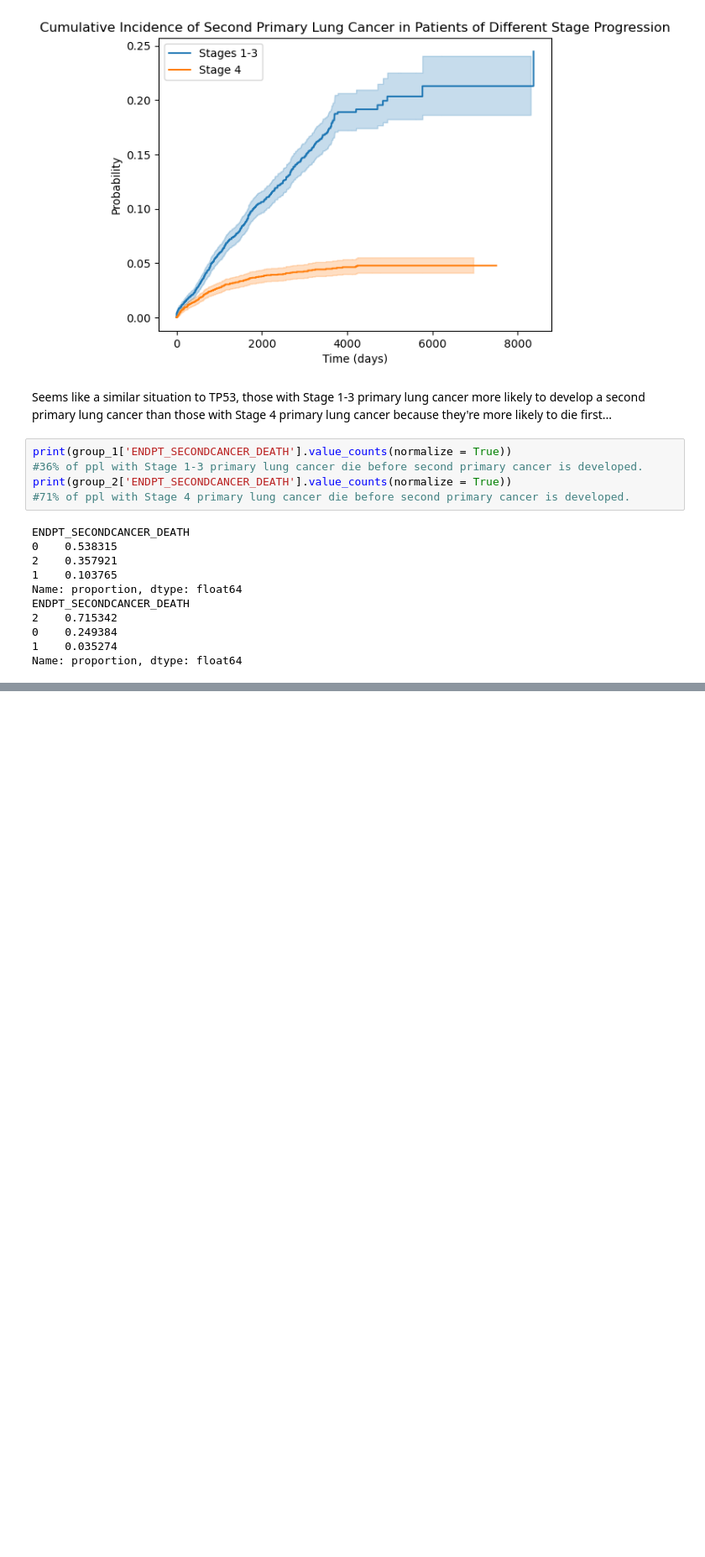
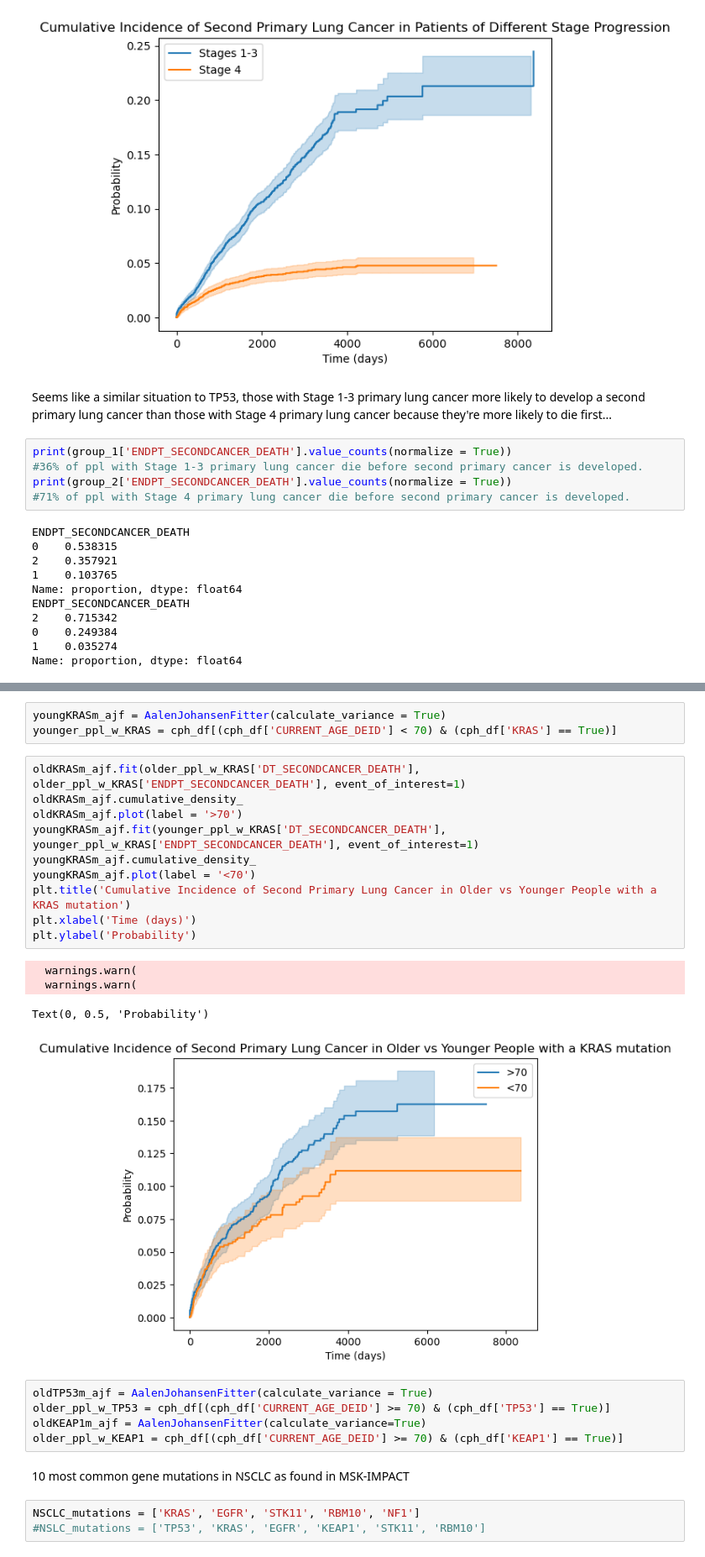
Before and after one commit to Roseille/SurvivalAnalyses, a Jupyter notebook: sample.ipynb, the cells around one changed output, grey strips where cells are left out. Shown at 84% size. Saved outputs shown, nothing was run; the diff lists cells and outputs as text; blank space fills up the shorter version.

```diff
--- a/sample.ipynb
+++ b/sample.ipynb
@@ -316,0 +334,28 @@ Text(0, 0.5, 'Probability')
+# %%
+youngKRASm_ajf = AalenJohansenFitter(calculate_variance = True)
+younger_ppl_w_KRAS = cph_df[(cph_df['CURRENT_AGE_DEID'] < 70) & (cph_df['KRAS'] == True)]
+# %%
+oldKRASm_ajf.fit(older_ppl_w_KRAS['DT_SECONDCANCER_DEATH'], older_ppl_w_KRAS['ENDPT_SECONDCANCER_DEATH'], event_of_interest=1)
+oldKRASm_ajf.cumulative_density_
+oldKRASm_ajf.plot(label = '>70')
+youngKRASm_ajf.fit(younger_ppl_w_KRAS['DT_SECONDCANCER_DEATH'], younger_ppl_w_KRAS['ENDPT_SECONDCANCER_DEATH'], event_of_interest=1)
+youngKRASm_ajf.cumulative_density_
+youngKRASm_ajf.plot(label = '<70')
+plt.title('Cumulative Incidence of Second Primary Lung Cancer in Older vs Younger People with a KRAS mutation')
+plt.xlabel('Time (days)')
+plt.ylabel('Probability')
+# %% [output]
+  warnings.warn(
+  warnings.warn(
+Text(0, 0.5, 'Probability')
+[figure, added]
+# %%
+oldTP53m_ajf = AalenJohansenFitter(calculate_variance = True)
+older_ppl_w_TP53 = cph_df[(cph_df['CURRENT_AGE_DEID'] >= 70) & (cph_df['TP53'] == True)]
+oldKEAP1m_ajf = AalenJohansenFitter(calculate_variance=True)
+older_ppl_w_KEAP1 = cph_df[(cph_df['CURRENT_AGE_DEID'] >= 70) & (cph_df['KEAP1'] == True)]
+# %% [markdown]
+10 most common gene mutations in NSCLC as found in MSK-IMPACT
+# %%
+NSCLC_mutations = ['KRAS', 'EGFR', 'STK11', 'RBM10', 'NF1']
+#NSLC_mutations = ['TP53', 'KRAS', 'EGFR', 'KEAP1', 'STK11', 'RBM10']
```
Also changed, not shown: parts of 13 cells of this notebook.
